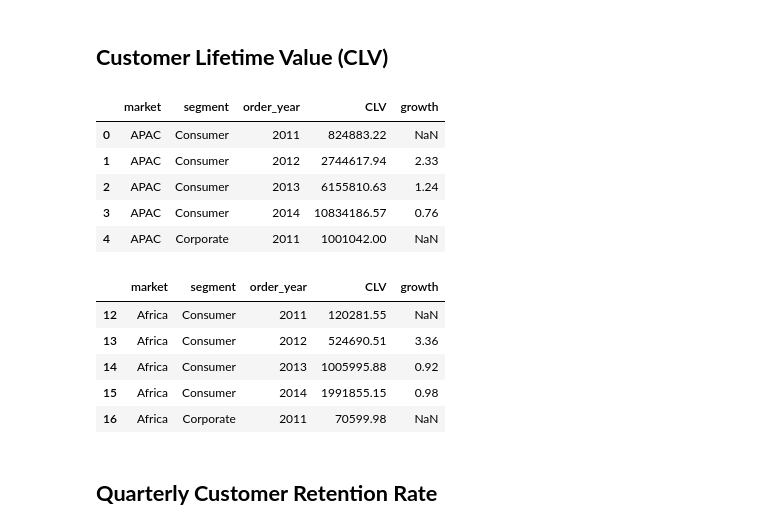
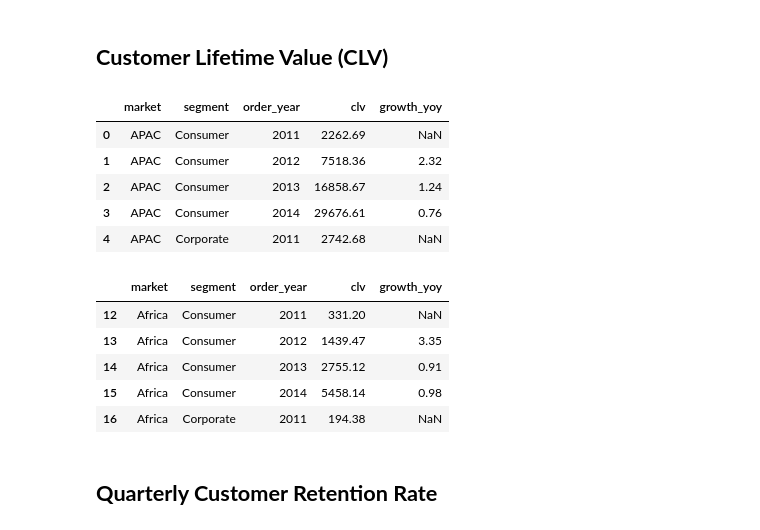
Before and after one commit to annugit1655/Global-Superstore-Project, a Jupyter notebook: notebooks/order-return-sales-analysis.ipynb, the cells around one changed output. Cells and saved outputs as stored; diff of their text form; code cells hidden in the pictures.

```diff
--- a/notebooks/order-return-sales-analysis.ipynb
+++ b/notebooks/order-return-sales-analysis.ipynb
@@ -724,7 +756,7 @@ merged_df = (
 )
 merged_df['customer_value'] = (merged_df['sales'] / merged_df['uniq_customers']).round(2)
 
-# Compute CLS(customer lifetime span)
+# Compute CLV(customer lifetime Value)
 # First, get first and last order dates per customer per year
 order_merged['first_order'] = order_merged.groupby(['customer_id'], as_index=False)['order_date'].transform('min')
 order_merged['last_order'] = order_merged.groupby(['customer_id', 'order_year'],as_index=False)['order_date'].transform('max')
@@ -733,7 +765,7 @@ order_merged['last_order'] = order_merged.groupby(['customer_id', 'order_year'],
 order_merged['days'] = (pd.to_datetime(order_merged['last_order']) - pd.to_datetime(order_merged['first_order'])).dt.days
 order_merged.head()
 
-# Aggregate CLS by market, segment and year
+# Aggregate CLV by market, segment and year
 cls_agg = (
     order_merged.groupby(['market', 'segment', 'order_year'], as_index=False)
     .agg(
@@ -741,36 +773,35 @@ cls_agg = (
         unique_customers = ('customer_id', 'nunique')
     )
 )
-cls_agg['CLS'] = (cls_agg['total_days'] / cls_agg['unique_customers']).round(2)
+cls_agg['cls'] = ((cls_agg['total_days'] / 365) / (cls_agg['unique_customers'])).round(2)
 
-# merge CLS with customer_value
+# merge CLV with customer_value
 final_df = pd.merge(merged_df, cls_agg, on = ['market', 'segment', 'order_year'])
-final_df['CLV'] = (final_df['customer_value'] * final_df['CLS']).round(2)
+final_df['clv'] = (final_df['customer_value'] * final_df['cls']).round(2)
 
 # Compute growth using lag
 final_df.sort_values(by = ['market', 'segment', 'order_year'], inplace=True)
-final_df['prev_CLV'] = final_df.groupby(['market', 'segment'])['CLV'].shift(1)
-final_df['growth'] = ((final_df['CLV'] - final_df['prev_CLV']) / final_df['prev_CLV']).round(2)
+final_df['growth_yoy'] = final_df.groupby(['market', 'segment'])['clv'].pct_change()
 
 # Final result
-result = final_df[["market", "segment", "order_year", "CLV", "growth"]]
-display(result.head())
+result = final_df[["market", "segment", "order_year", "clv", "growth_yoy"]]
+display(result.head().round(2))
 # %% [output]
-|  | market | segment | order_year | CLV | growth |
-| 0 | APAC | Consumer | 2011 | 824883.22 | NaN |
-| 1 | APAC | Consumer | 2012 | 2744617.94 | 2.33 |
-| 2 | APAC | Consumer | 2013 | 6155810.63 | 1.24 |
-| 3 | APAC | Consumer | 2014 | 10834186.57 | 0.76 |
-| 4 | APAC | Corporate | 2011 | 1001042.00 | NaN |
+|  | market | segment | order_year | clv | growth_yoy |
+| 0 | APAC | Consumer | 2011 | 2262.69 | NaN |
+| 1 | APAC | Consumer | 2012 | 7518.36 | 2.32 |
+| 2 | APAC | Consumer | 2013 | 16858.67 | 1.24 |
+| 3 | APAC | Consumer | 2014 | 29676.61 | 0.76 |
+| 4 | APAC | Corporate | 2011 | 2742.68 | NaN |
 # %%
-result.query("market=='Africa'").head()
+result.query("market=='Africa'").head().round(2)
 # %% [output]
-|  | market | segment | order_year | CLV | growth |
-| 12 | Africa | Consumer | 2011 | 120281.55 | NaN |
-| 13 | Africa | Consumer | 2012 | 524690.51 | 3.36 |
-| 14 | Africa | Consumer | 2013 | 1005995.88 | 0.92 |
-| 15 | Africa | Consumer | 2014 | 1991855.15 | 0.98 |
-| 16 | Africa | Corporate | 2011 | 70599.98 | NaN |
+|  | market | segment | order_year | clv | growth_yoy |
+| 12 | Africa | Consumer | 2011 | 331.20 | NaN |
+| 13 | Africa | Consumer | 2012 | 1439.47 | 3.35 |
+| 14 | Africa | Consumer | 2013 | 2755.12 | 0.91 |
+| 15 | Africa | Consumer | 2014 | 5458.14 | 0.98 |
+| 16 | Africa | Corporate | 2011 | 194.38 | NaN |
 # %% [markdown]
 ## **Quarterly Customer Retention Rate**
 # %%
```
Also changed, not shown: parts of 1 cell of this notebook.
